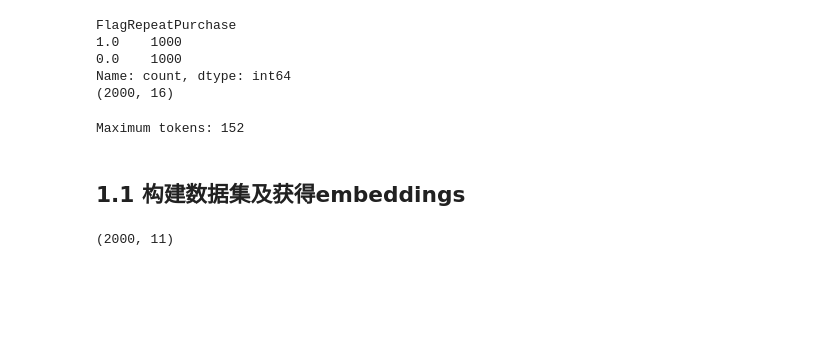
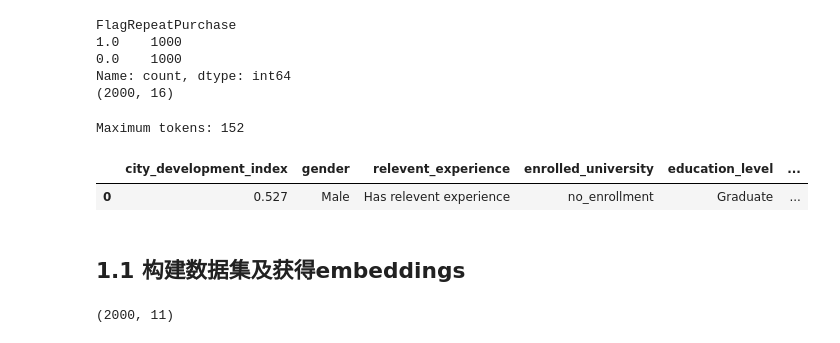
Before and after one commit to TomWang2022/IS6400-Regression, a Jupyter notebook: t-leap-for-employee-hopping.ipynb, the cells around one changed output. Saved outputs shown, nothing was run; the diff lists cells and outputs as text; code cells hidden in the pictures; blank space fills up the shorter version.

```diff
--- a/t-leap-for-employee-hopping.ipynb
+++ b/t-leap-for-employee-hopping.ipynb
@@ -110,3 +110,8 @@ token_counts = df["Reasoning"].fillna("").str.split().str.len()
 print("Maximum tokens:", token_counts.max())
 # %% [output]
 Maximum tokens: 152
+# %%
+df.head(1)
+# %% [output]
+|  | city_development_index | gender | relevent_experience | enrolled_university | education_level | ... |
+| 0 | 0.527 | Male | Has relevent experience | no_enrollment | Graduate | ... |
```
Also changed, not shown: parts of 2 cells of this notebook.
